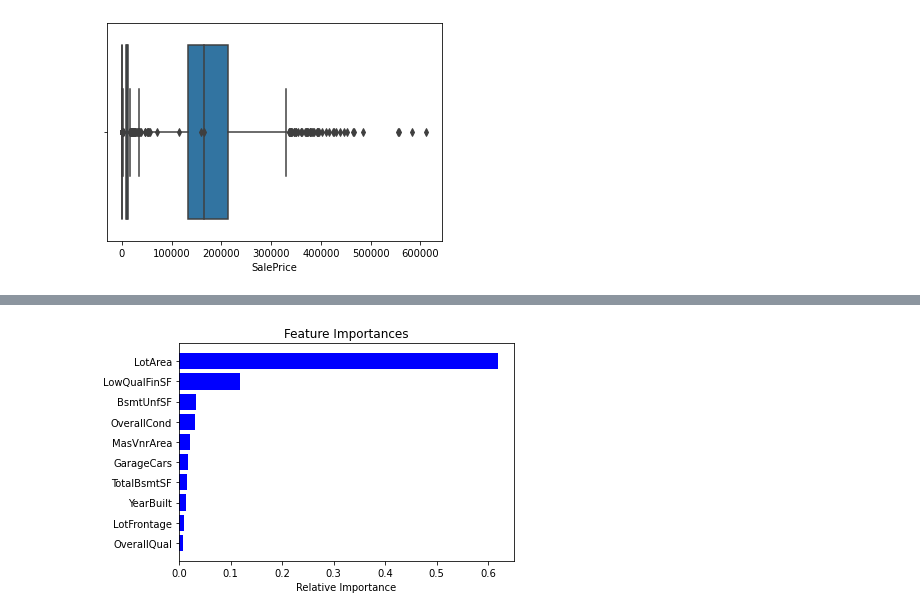
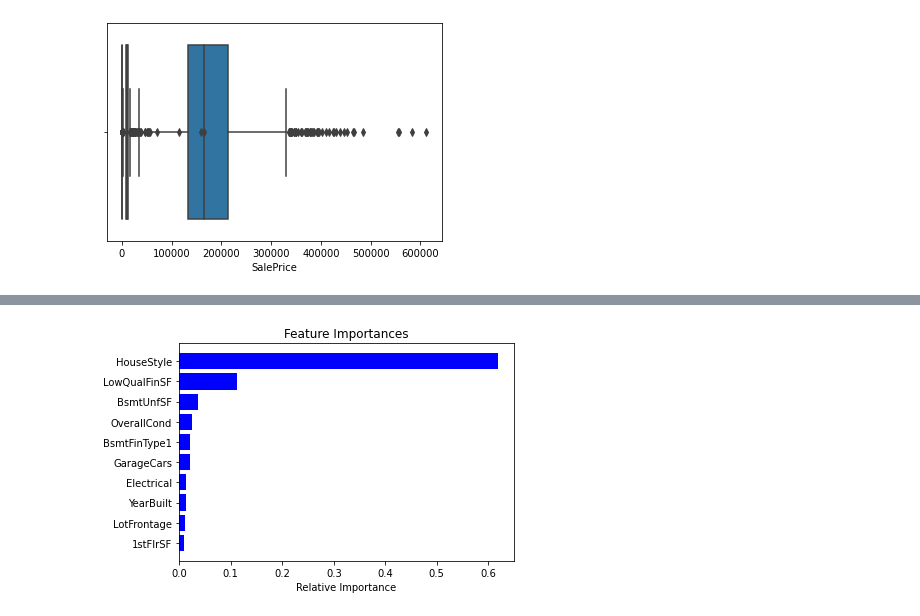
Before and after one commit to MichaelWoo-git/House_Pricing_Prediction_ML_Regression, a Jupyter notebook: House_Main.ipynb, the cells around one changed output, grey strips where cells are left out. Cells and saved outputs as stored; diff of their text form; code cells hidden in the pictures.

```diff
--- a/House_Main.ipynb
+++ b/House_Main.ipynb
@@ -57,15 +81,22 @@ categorical_data_column_names = set(train_data.columns)-set(numerical_data)
+# %%
+from sklearn import preprocessing
+for name in categorical_data_column_names:
+    le = preprocessing.LabelEncoder()
+    x = train_data[name].values
+    le.fit(x)
+    train_data[name] = le.transform(x)
 # %% [markdown]
 ##### Hot Encoded categorical data
 # %%
-from sklearn.preprocessing import OneHotEncoder
-for cat_name in categorical_data_column_names:
-    print(cat_name)
-    cat = pd.DataFrame(train_data[cat_name])
-    enc = OneHotEncoder()
-    #need to be given as data frame
-    enc.fit(cat)
-    X_enc = enc.transform(cat).toarray()
-    X_enc
-    df = pd.DataFrame(X_enc,columns=enc.get_feature_names(cat.columns))
-    train_data = train_data.join(df)
-    train_data.drop(cat_name,axis=1,inplace=True)
+# from sklearn.preprocessing import OneHotEncoder
+# for cat_name in categorical_data_column_names:
+#     #print(cat_name)
+#     cat = pd.DataFrame(train_data[cat_name])
+#     enc = OneHotEncoder()
+#     #need to be given as data frame
+#     enc.fit(cat)
+#     X_enc = enc.transform(cat).toarray()
+#     X_enc
+#     df = pd.DataFrame(X_enc,columns=enc.get_feature_names(cat.columns))
+#     train_data = train_data.join(df)
+#     train_data.drop(cat_name,axis=1,inplace=True)
@@ -110 +117,5 @@ memory usage: 3.2 MB
+# %%
+numerical_data_column_names = train_data[numerical_data].columns
+# %%
+train_data[numerical_data_column_names].describe().drop("Id",axis=1,inplace=True)
 # %%
@@ -173,19 +185,22 @@ train_data[numerical_data_column_names].describe()
 # %%
+##### Feature Importance (Random Forrest)
 x = train_data.drop(["Id","SalePrice"],axis=1)
 y = train_data["SalePrice"]
+# x = trial.drop(['SalePrice',"Id"],axis=1)
+# y = trial["SalePrice"]
 from sklearn.ensemble import RandomForestRegressor
 %matplotlib inline
 import matplotlib.pyplot as plt
-model = RandomForestRegressor(random_state=1,max_depth=10)
+model = RandomForestRegressor(n_estimators=100)
 model.fit(x,y)
 dict_importantance = dict(reversed(sorted(zip(model.feature_importances_, train_data.columns.values))))
 features = train_data.drop(["SalePrice"],axis=1).columns
 importances = model.feature_importances_
 indices = np.argsort(importances)[-10:]  # top 10 features
 plt.title('Feature Importances')
 plt.barh(range(len(indices)), importances[indices], color='b', align='center')
 plt.yticks(range(len(indices)), [features[i] for i in indices])
 plt.xlabel('Relative Importance')
 plt.show()
 # %% [output]
-[figure, old version]
+[figure, new version]
```
Also changed, not shown: parts of 42 cells of this notebook.
